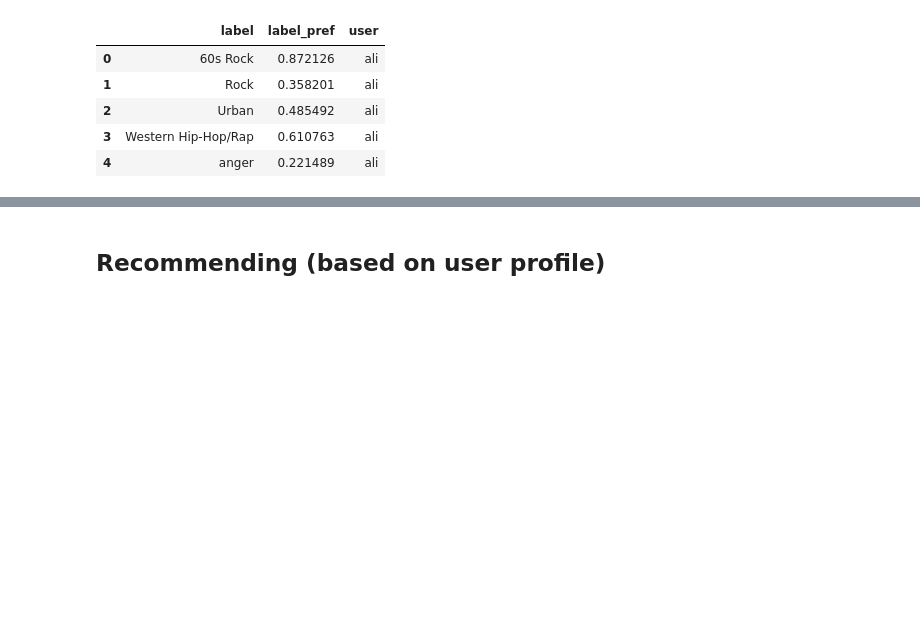
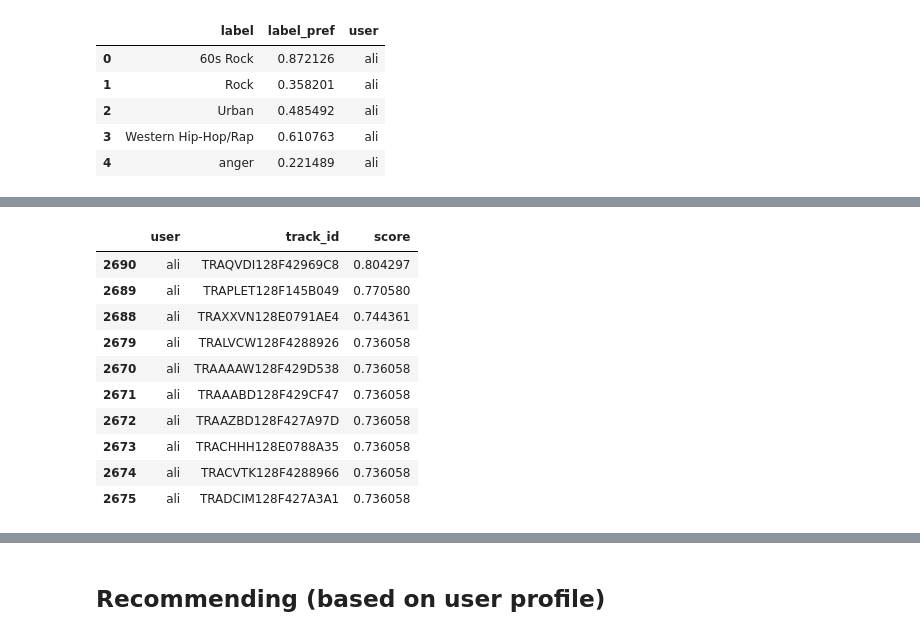
Before and after one commit to capt4ce/Music-Recommender-System, a Jupyter notebook: DeepContent.ipynb, the cells around one changed output, grey strips where cells are left out. Saved outputs shown, nothing was run; the diff lists cells and outputs as text; code cells hidden in the pictures; blank space fills up the shorter version.

```diff
--- a/DeepContent.ipynb
+++ b/DeepContent.ipynb
@@ -166,0 +233,14 @@ user_profile.head(5)
+# %%
+label_merge_all.sort_values(by='score', ascending=False).head(10)
+# %% [output]
+|  | user | track_id | score |
+| 2690 | ali | TRAQVDI128F42969C8 | 0.804297 |
+| 2689 | ali | TRAPLET128F145B049 | 0.770580 |
+| 2688 | ali | TRAXXVN128E0791AE4 | 0.744361 |
+| 2679 | ali | TRALVCW128F4288926 | 0.736058 |
+| 2670 | ali | TRAAAAW128F429D538 | 0.736058 |
+| 2671 | ali | TRAAABD128F429CF47 | 0.736058 |
+| 2672 | ali | TRAAZBD128F427A97D | 0.736058 |
+| 2673 | ali | TRACHHH128E0788A35 | 0.736058 |
+| 2674 | ali | TRACVTK128F4288966 | 0.736058 |
+| 2675 | ali | TRADCIM128F427A3A1 | 0.736058 |
```
Also changed, not shown: parts of 8 cells of this notebook, 14 other files.
